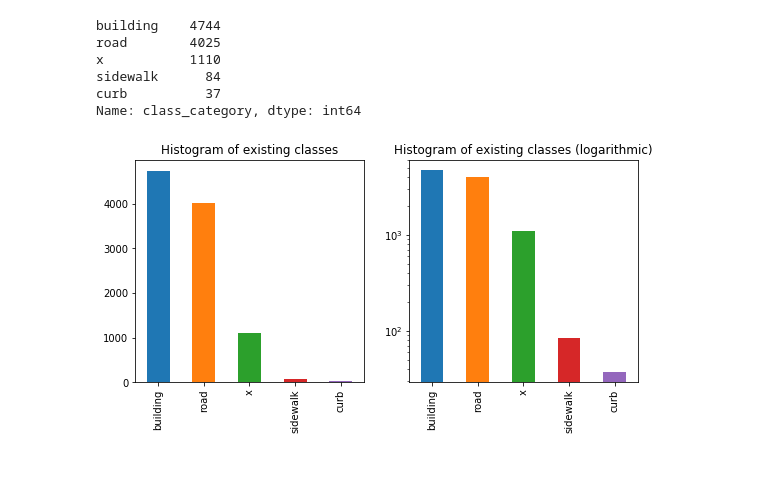
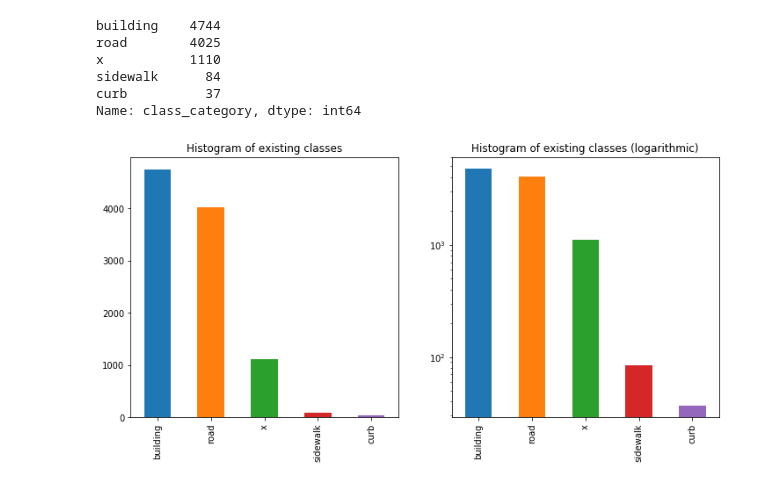
Before and after one commit to NoemiRoecklinger/dissertation, a Jupyter notebook: 2_analyseClasses.ipynb, the cells around one changed output. Drawn from its saved outputs; the diff is of its cells as text; code cells hidden in the pictures.

Commit message:
Analyse classes lunch session

```diff
--- a/2_analyseClasses.ipynb
+++ b/2_analyseClasses.ipynb
@@ -17,6 +17,7 @@ import matplotlib.pyplot as plt
 # Define a data frame with all my data# Define
 FILE_PATH = r"../DATA"
 FILE_NAME = r"/Cassette_relativeHeight.csv"
+IMAGE_FILE_PATH = r"images"
 df = pd.read_csv(FILE_PATH+FILE_NAME, delimiter=',')
 df.head()
 # %% [output]
@@ -156,10 +157,12 @@ sidewalk      84
 curb          37
 Name: class_category, dtype: int64
 # %%
-plt.figure(figsize=(9,9))
+fig = plt.figure(figsize=(12,12))
 plt.subplot(221), df['class_category'].value_counts().plot(kind='bar', logy=False,
                                                            title="Histogram of existing classes")
 plt.subplot(222), df['class_category'].value_counts().plot(kind='bar', logy=True,
                                                            title="Histogram of existing classes (logarithmic)"), plt.show();
+# Save the full figure...
+fig.savefig(IMAGE_FILE_PATH+'/existing_classes_histo.png')
 # %% [output]
-[figure, old version]
+[figure, new version]
```
Also changed, not shown: parts of 2 cells of this notebook, 4 other files.
